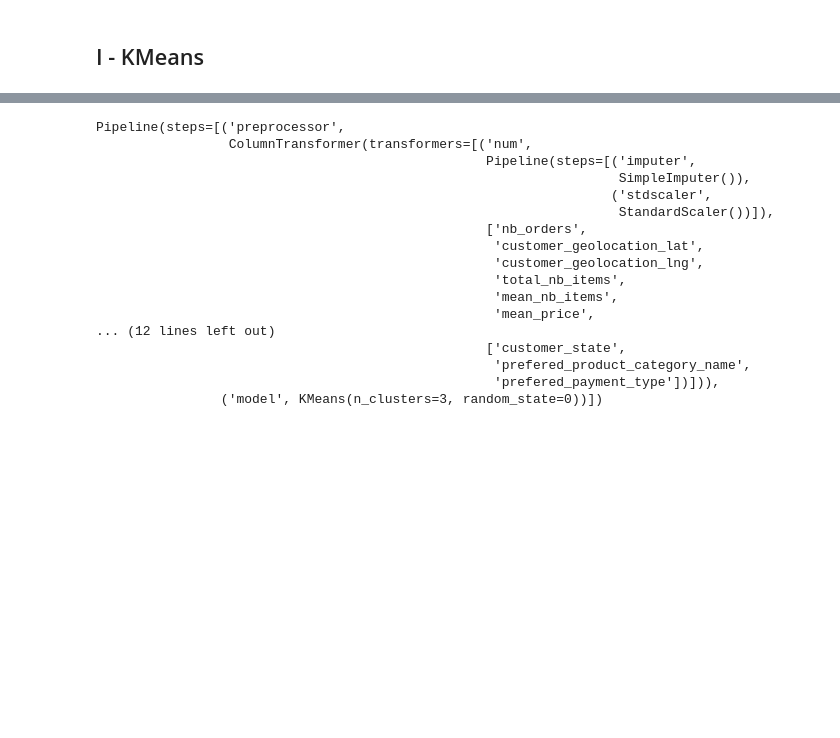
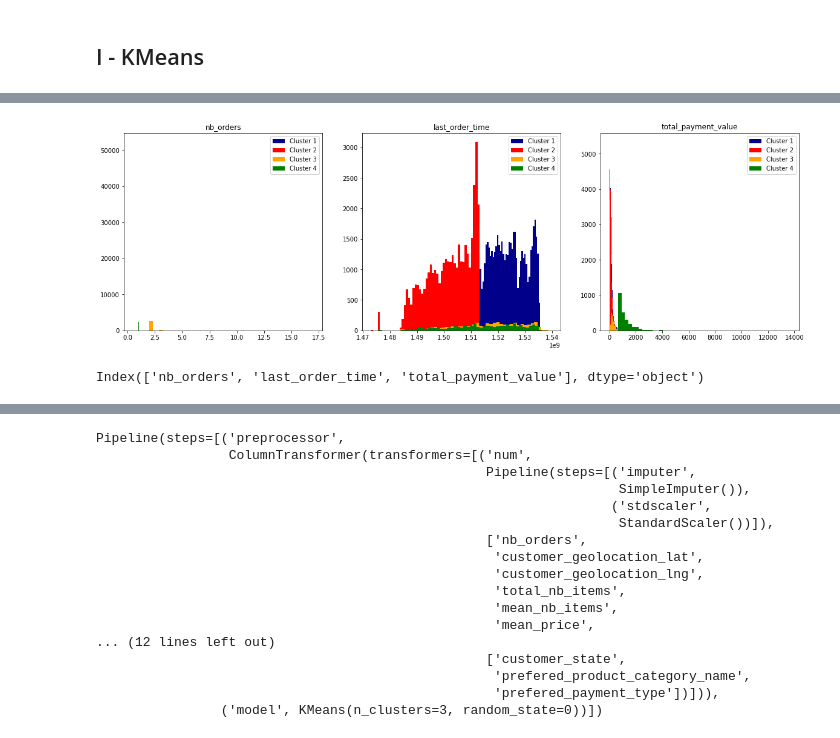
Before and after one commit to RobinPbt/P5-Openclassrooms, a Jupyter notebook: P5_modeling.ipynb, the cells around one changed output, grey strips where cells are left out. Drawn from its saved outputs; the diff is of its cells as text; code cells hidden in the pictures; blank space fills up the shorter version.

```diff
--- a/P5_modeling.ipynb
+++ b/P5_modeling.ipynb
@@ -489,0 +613,19 @@ dtype: object
+# %%
+# Visualisation of distribution of variables per clusters on the same chart
+
+plt.figure(figsize=(20,6))
+
+for i, var in enumerate(variables):
+    plt.subplot(1,3,i+1)
+    plt.hist(X_simplified[cls.labels_ == 0][var], color='darkblue', bins=50, label='Cluster 1')
+    plt.hist(X_simplified[cls.labels_ == 1][var], color='red', bins=50, label='Cluster 2')
+    plt.hist(X_simplified[cls.labels_ == 2][var], color='orange', bins=50, label='Cluster 3')
+    plt.hist(X_simplified[cls.labels_ == 3][var], color='green', bins=50, label='Cluster 4')
+    plt.legend()
+    plt.title(var)
+# %% [output]
+[figure, added]
+# %%
+variables
+# %% [output]
+Index(['nb_orders', 'last_order_time', 'total_payment_value'], dtype='object')
```
Also changed, not shown: parts of 44 cells of this notebook, 1 other file.
